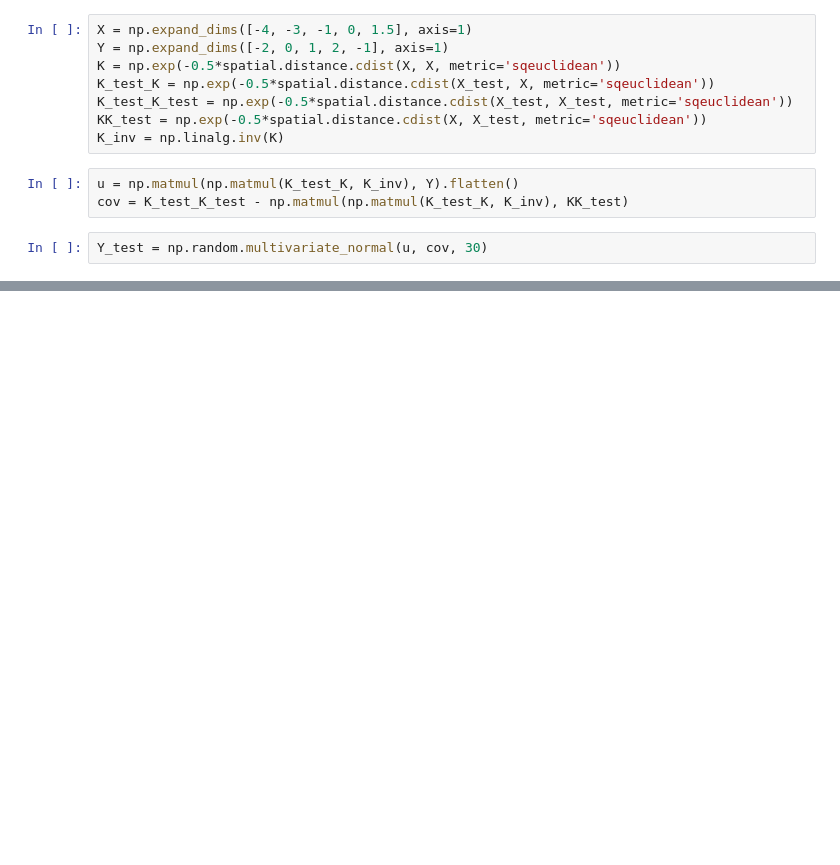
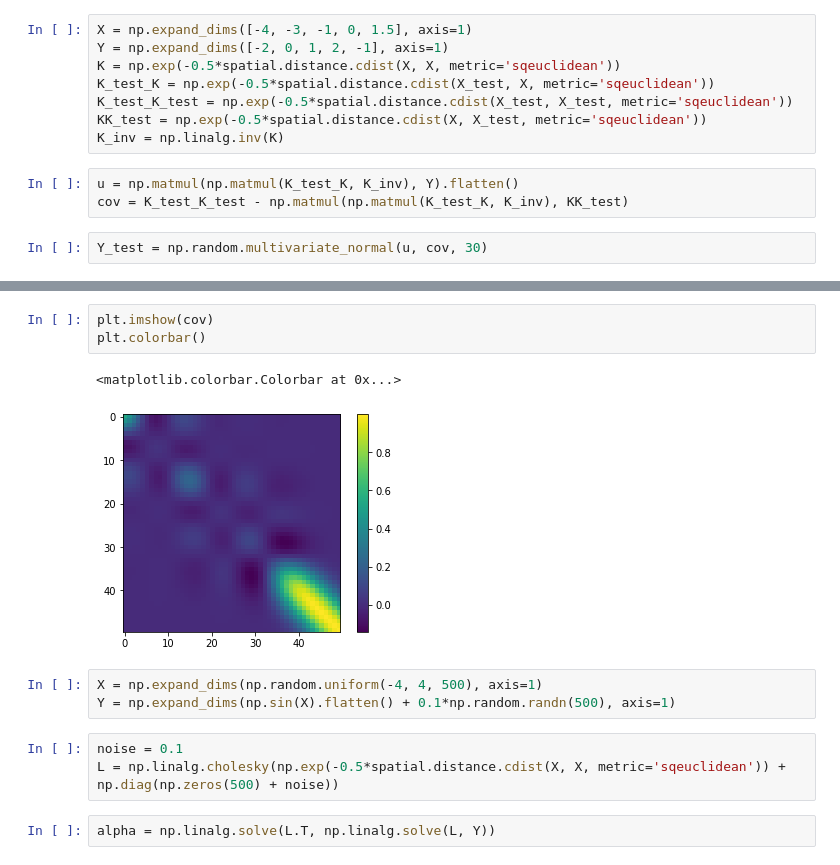
Before and after one commit to ks8/machine-learning-for-structure, a Jupyter notebook: GP.ipynb, the cells around one changed output, grey strips where cells are left out. Cells and saved outputs as stored; diff of their text form; blank space fills up the shorter version.

```diff
--- a/GP.ipynb
+++ b/GP.ipynb
@@ -35,0 +42,14 @@ for i in range(30):
+# %%
+plt.imshow(cov)
+plt.colorbar()
+# %% [output]
+<matplotlib.colorbar.Colorbar at 0x...>
+[figure, added]
+# %%
+X = np.expand_dims(np.random.uniform(-4, 4, 500), axis=1)
+Y = np.expand_dims(np.sin(X).flatten() + 0.1*np.random.randn(500), axis=1)
+# %%
+noise = 0.1
+L = np.linalg.cholesky(np.exp(-0.5*spatial.distance.cdist(X, X, metric='sqeuclidean')) + np.diag(np.zeros(500) + noise))
+# %%
+alpha = np.linalg.solve(L.T, np.linalg.solve(L, Y))
```
Also changed, not shown: parts of 6 cells of this notebook.
